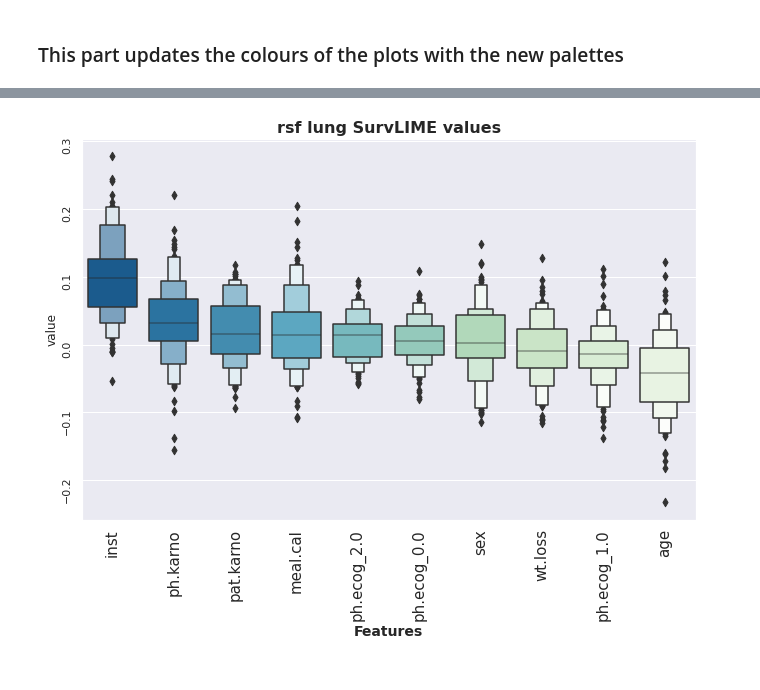
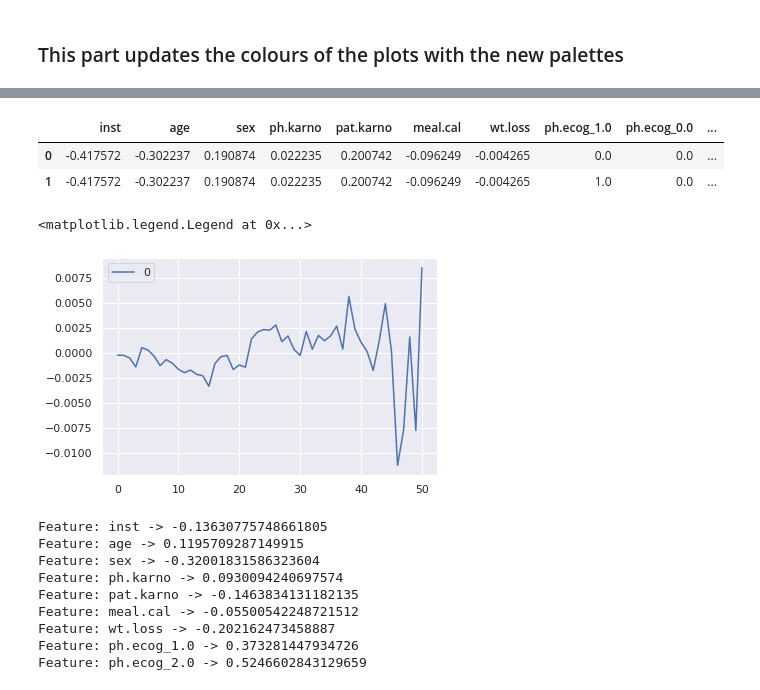
Before and after one commit to imatge-upc/SurvLIME-experiments, a Jupyter notebook: notebooks/verify_experiment_3.ipynb, the cells around one changed output, grey strips where cells are left out. Drawn from its saved outputs; the diff is of its cells as text; code cells hidden in the pictures.

```diff
--- a/notebooks/verify_experiment_3.ipynb
+++ b/notebooks/verify_experiment_3.ipynb
@@ -345,10 +292,42 @@ bdb.BdbQuit
+# %%
+mean_ind = test[0].mean()
+
+mean_ind_0 = mean_ind.copy()
+mean_ind_1 = mean_ind.copy()
+
+mean_ind_0['ph.ecog_0.0']=0
+mean_ind_0['ph.ecog_1.0']=0
+mean_ind_0['ph.ecog_2.0']=0
+
+mean_ind_1['ph.ecog_0.0']=0
+mean_ind_1['ph.ecog_1.0']=1
+mean_ind_1['ph.ecog_2.0']=0
+
+comb = pd.DataFrame([mean_ind_0,mean_ind_1],columns=test[0].columns)
+comb.head()
+# %% [output]
+|  | inst | age | sex | ph.karno | pat.karno | meal.cal | wt.loss | ph.ecog_1.0 | ph.ecog_0.0 | ... |
+| 0 | -0.417572 | -0.302237 | 0.190874 | 0.022235 | 0.200742 | -0.096249 | -0.004265 | 0.0 | 0.0 | ... |
+| 1 | -0.417572 | -0.302237 | 0.190874 | 0.022235 | 0.200742 | -0.096249 | -0.004265 | 1.0 | 0.0 | ... |
+# %%
+preds = model.predict_survival_function(comb, return_array=True)
+preds.shape
+plt.plot(preds[0].T-preds[1].T)
+plt.legend(labels=['0','1'])
+# %% [output]
+<matplotlib.legend.Legend at 0x...>
+[figure, added]
 # %%
-# fontweight='bold')
-#p.set_ylim([-1, 2])# p.set_ylim([-0.01, 0.20]) OS
-p.set_title(f'{model_type} {dataset} SurvLIME values', fontsize= 16, fontweight='bold');
-ax.tick_params(axis='x', which='major', labelsize=15)
-
-plt.savefig(f'figures/{model_type}_{dataset}.png',  bbox_inches='tight', dpi=200)
+for feat, val in zip(model.feature_names_in_, model.coef_):
+    print(f'Feature: {feat} -> {val}')
 # %% [output]
-[figure, removed]
+Feature: inst -> -0.13630775748661805
+Feature: age -> 0.1195709287149915
+Feature: sex -> -0.32001831586323604
+Feature: ph.karno -> 0.0930094240697574
+Feature: pat.karno -> -0.1463834131182135
+Feature: meal.cal -> -0.05500542248721512
+Feature: wt.loss -> -0.202162473458887
+Feature: ph.ecog_1.0 -> 0.373281447934726
+Feature: ph.ecog_2.0 -> 0.5246602843129659
 # %%
```
Also changed, not shown: parts of 11 cells of this notebook, 4 other files.
